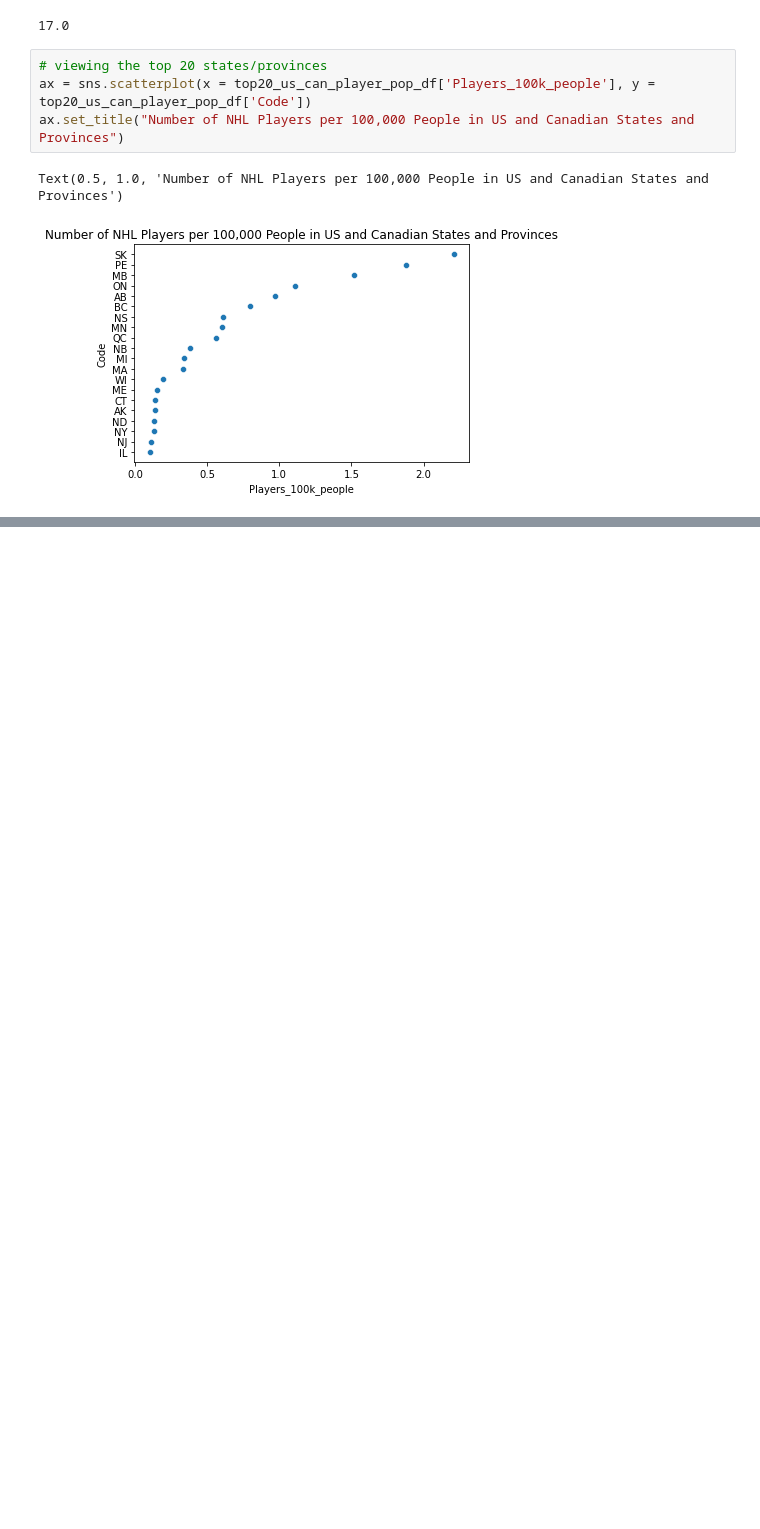
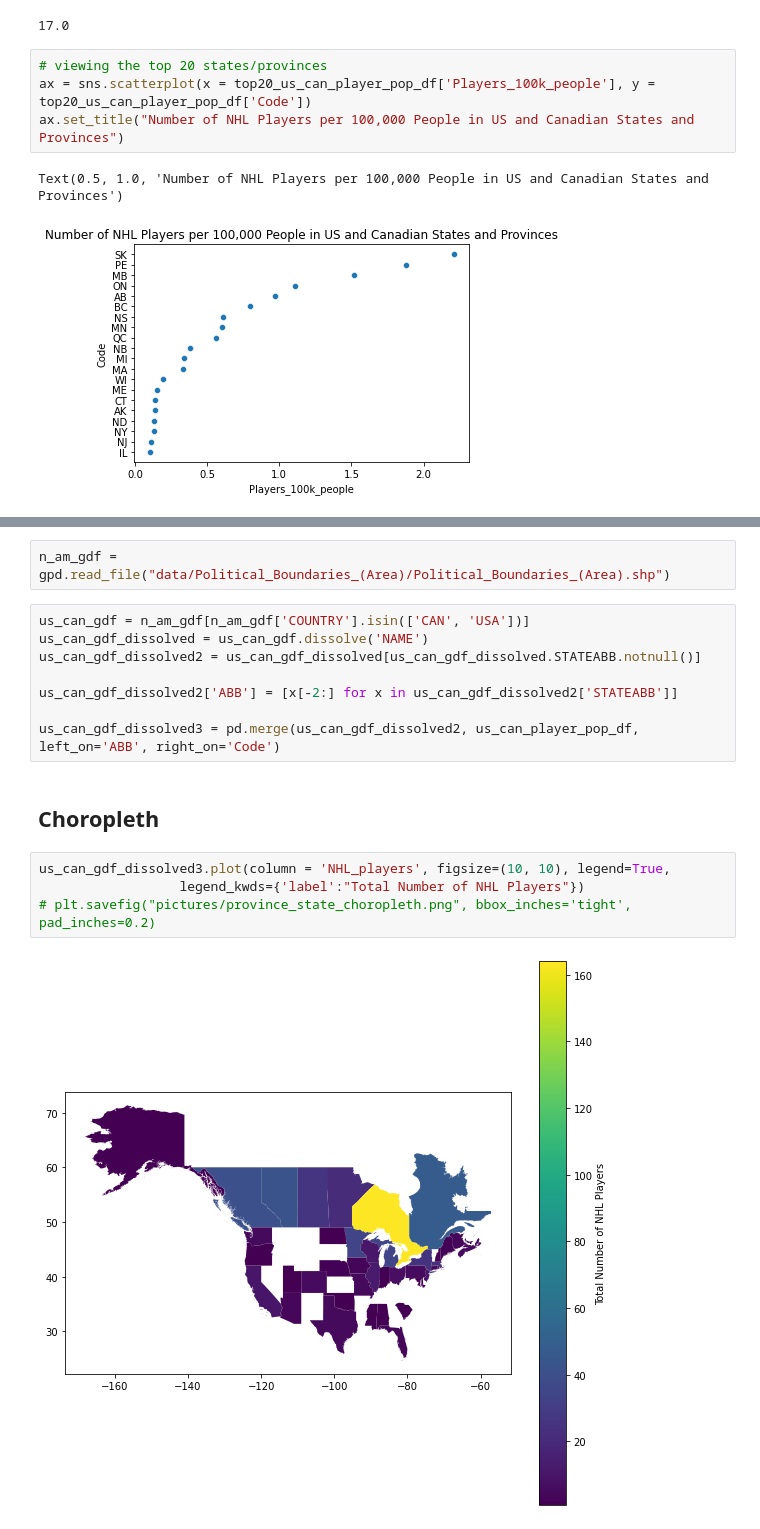
Before and after one commit to gregfeliu/Birthplace_Analysis_of_NHL_Players, a Jupyter notebook: notebooks/5.Analysis.ipynb, the cells around one changed output, grey strips where cells are left out. Cells and saved outputs as stored; diff of their text form; blank space fills up the shorter version.

```diff
--- a/notebooks/5.Analysis.ipynb
+++ b/notebooks/5.Analysis.ipynb
@@ -368,0 +438,18 @@ Text(0.5, 1.0, 'Number of NHL Players per 100,000 People in US and Canadian Stat
+# %%
+n_am_gdf = gpd.read_file("data/Political_Boundaries_(Area)/Political_Boundaries_(Area).shp")
+# %%
+us_can_gdf = n_am_gdf[n_am_gdf['COUNTRY'].isin(['CAN', 'USA'])]
+us_can_gdf_dissolved = us_can_gdf.dissolve('NAME')
+us_can_gdf_dissolved2 = us_can_gdf_dissolved[us_can_gdf_dissolved.STATEABB.notnull()]
+
+us_can_gdf_dissolved2['ABB'] = [x[-2:] for x in us_can_gdf_dissolved2['STATEABB']]
+
+us_can_gdf_dissolved3 = pd.merge(us_can_gdf_dissolved2, us_can_player_pop_df, left_on='ABB', right_on='Code')
+# %% [markdown]
+## Choropleth
+# %%
+us_can_gdf_dissolved3.plot(column = 'NHL_players', figsize=(10, 10), legend=True,
+                  legend_kwds={'label':"Total Number of NHL Players"})
+# plt.savefig("pictures/province_state_choropleth.png", bbox_inches='tight', pad_inches=0.2)
+# %% [output]
+[figure, added]
```
Also changed, not shown: parts of 15 cells of this notebook.
